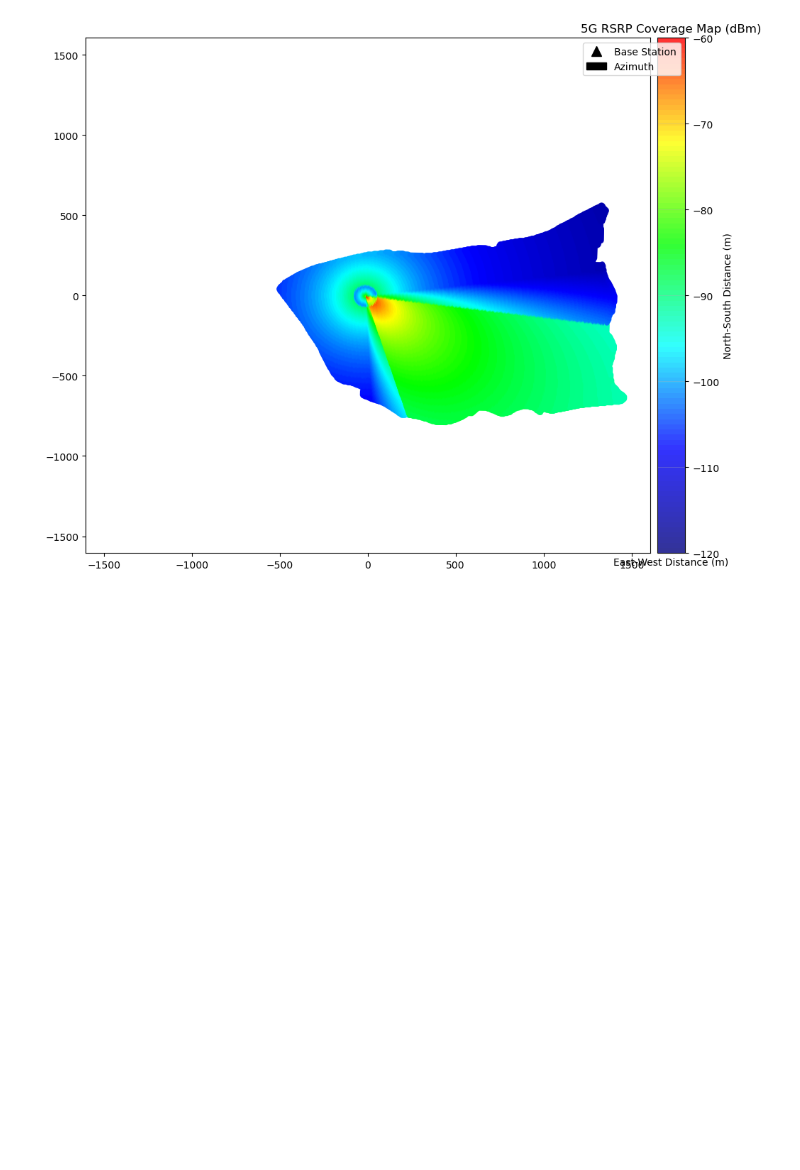
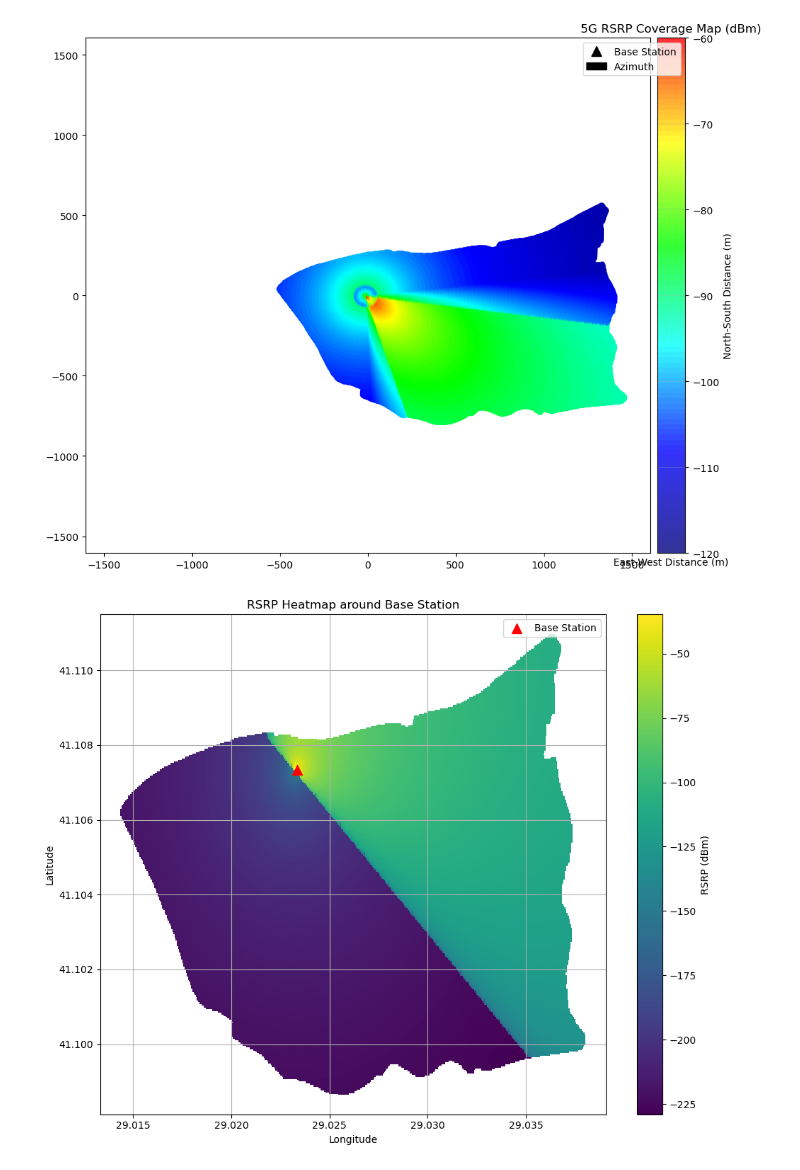
Before and after one commit to Teknofest-High5/5G-Positioning-Competition, a Jupyter notebook: Notebooks/map_gpd.ipynb, the cells around one changed output. Cells and saved outputs as stored; diff of their text form; code cells hidden in the pictures; blank space fills up the shorter version.

```diff
--- a/Notebooks/map_gpd.ipynb
+++ b/Notebooks/map_gpd.ipynb
@@ -540,3 +590,97 @@ if __name__ == "__main__":
 [figure]
 [figure]
 [figure]
+# %%
+import numpy as np
+import pandas as pd
+import matplotlib.pyplot as plt
+from geopy.distance import geodesic
+
+# -------------------------------------------------------------
+# SABİT PARAMETRELER (baz istasyonu konumu ve özellikleri)
+# -------------------------------------------------------------
+tx_lat, tx_lon = 41.1073413, 29.0233668
+azimuth_deg = 50
+downtilt_fixed_deg = -6
+tx_height_m = 10
+rx_height_m = 0
+tx_power_dbm = 17.91
+
+# Anten kazancı parametreleri
+h_bw_deg = 65
+v_bw_deg = 10
+eta = 0.77
+n_tx = 64
+solid_angle_deg2 = 4 * np.pi * (180 / np.pi) ** 2
+g_element_db = 10 * np.log10((solid_angle_deg2 * eta) / (h_bw_deg * v_bw_deg))
+g_bf_db = 10 * np.log10(n_tx)
+max_ant_gain_db = g_element_db + g_bf_db
+
+# Taşıyıcı frekans
+carrier_hz = 3.5e9
+c = 3e8
+lam = c / carrier_hz
+k = 2 * np.pi / lam
+
+# -------------------------------------------------------------
+# ANTEN GAIN FONKSİYONU
+# -------------------------------------------------------------
+def cos2_gain(az_beam, az_target, el_beam, el_target, g_max_db):
+    d_az = np.abs((az_beam - az_target + 180) % 360 - 180)
+    d_el = np.abs(el_beam - el_target)
+    gain_lin = np.maximum(np.cos(np.radians(d_az)), 0)**2 * \
+               np.maximum(np.cos(np.radians(d_el)), 0)**2
+    return g_max_db + 10 * np.log10(gain_lin + 1e-12)
+
+# -------------------------------------------------------------
+# RSRP HESAPLAMA FONKSİYONU
+# -------------------------------------------------------------
+def compute_rsrp_for_point(rx_lat, rx_lon):
+    tx_coords = (tx_lat, tx_lon)
+    rx_coords = (rx_lat, rx_lon)
+
+    horiz_dist = geodesic(tx_coords, rx_coords).meters
+    dz = tx_height_m - rx_height_m
+    dist_3d = np.hypot(horiz_dist, dz)
+
+    dy = (rx_lat - tx_lat) * 111_000
+    dx = (rx_lon - tx_lon) * 85_000
+    az_to_rx = (np.degrees(np.arctan2(dy, dx)) + 360) % 360
+    el_to_rx = np.degrees(np.arctan2(dz, horiz_dist))
+
+    tx_gain_db = cos2_gain(azimuth_deg, az_to_rx, downtilt_fixed_deg, el_to_rx, max_ant_gain_db)
+
+    fspl_db = 20 * np.log10(4 * np.pi * dist_3d / lam)
+    d_reflect = np.hypot(horiz_dist, tx_height_m + rx_height_m)
+    r1 = dist_3d
+    r2 = d_reflect
+    Gamma = 1
+
+    E_total = (1 / r1) * np.exp(-1j * k * r1) + Gamma * (1 / r2) * np.exp(-1j * k * r2)
+    corr_db = 20 * np.log10(np.abs(E_total) + 1e-12)
+    path_loss_db = fspl_db - corr_db
+
+    rx_power_dbm = tx_power_dbm + tx_gain_db - path_loss_db
+    return rx_power_dbm
+
+# Her nokta için RSRP hesapla
+grid_data["RSRP"] = grid_data.apply(lambda row: compute_rsrp_for_point(row["Latitude"], row["Longitude"]), axis=1)
+
+# -------------------------------------------------------------
+# GRAFİK: RSRP ISI HARİTASI
+# -------------------------------------------------------------
+
+plt.figure(figsize=(10, 8))
+sc = plt.scatter(grid_data["Longitude"], grid_data["Latitude"], c=grid_data["RSRP"],
+                 cmap="viridis", marker='s', s=35, edgecolor='none')
+plt.colorbar(sc, label="RSRP (dBm)")
+plt.scatter(tx_lon, tx_lat, color="red", marker="^", s=100, label="Base Station")
+plt.xlabel("Longitude")
+plt.ylabel("Latitude")
+plt.title("RSRP Heatmap around Base Station")
+plt.legend()
+plt.grid(True)
+plt.tight_layout()
+plt.show()
+# %% [output]
+[figure, added]
```
Also changed, not shown: parts of 5 cells of this notebook, 5 other files.
